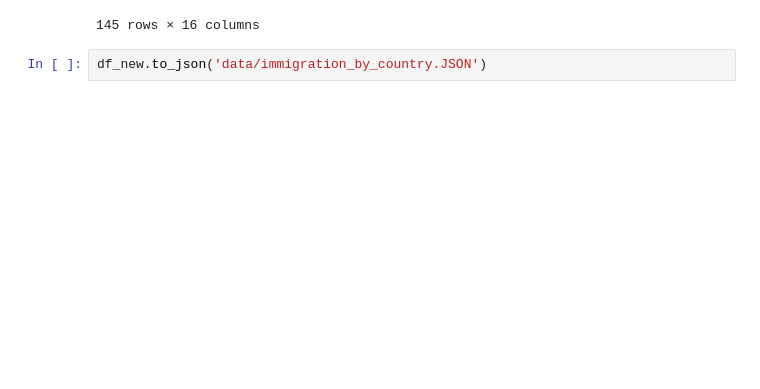
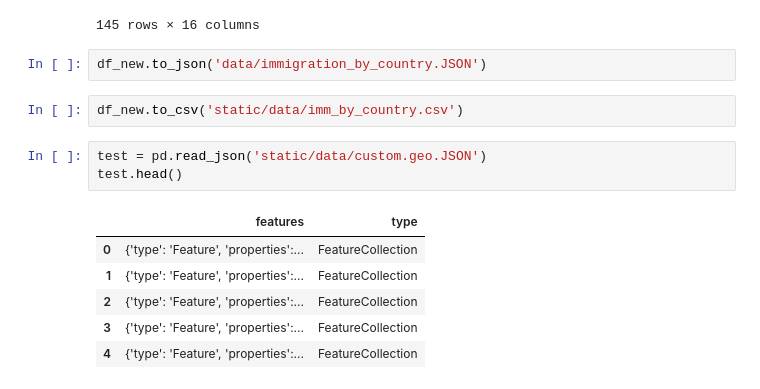
Before and after one commit to fwaters77/project_2, a Jupyter notebook: data_scrape_example.ipynb, the cells around one changed output. Saved outputs shown, nothing was run; the diff lists cells and outputs as text; blank space fills up the shorter version.

```diff
--- a/data_scrape_example.ipynb
+++ b/data_scrape_example.ipynb
@@ -147,3 +151,15 @@ df_new
 145 rows × 16 columns
 # %%
 df_new.to_json('data/immigration_by_country.JSON')
+# %%
+df_new.to_csv('static/data/imm_by_country.csv')
+# %%
+test = pd.read_json('static/data/custom.geo.JSON')
+test.head()
+# %% [output]
+|  | features | type |
+| 0 | {'type': 'Feature', 'properties':... | FeatureCollection |
+| 1 | {'type': 'Feature', 'properties':... | FeatureCollection |
+| 2 | {'type': 'Feature', 'properties':... | FeatureCollection |
+| 3 | {'type': 'Feature', 'properties':... | FeatureCollection |
+| 4 | {'type': 'Feature', 'properties':... | FeatureCollection |
```
Also changed, not shown: parts of 19 cells of this notebook, 23 other files.
